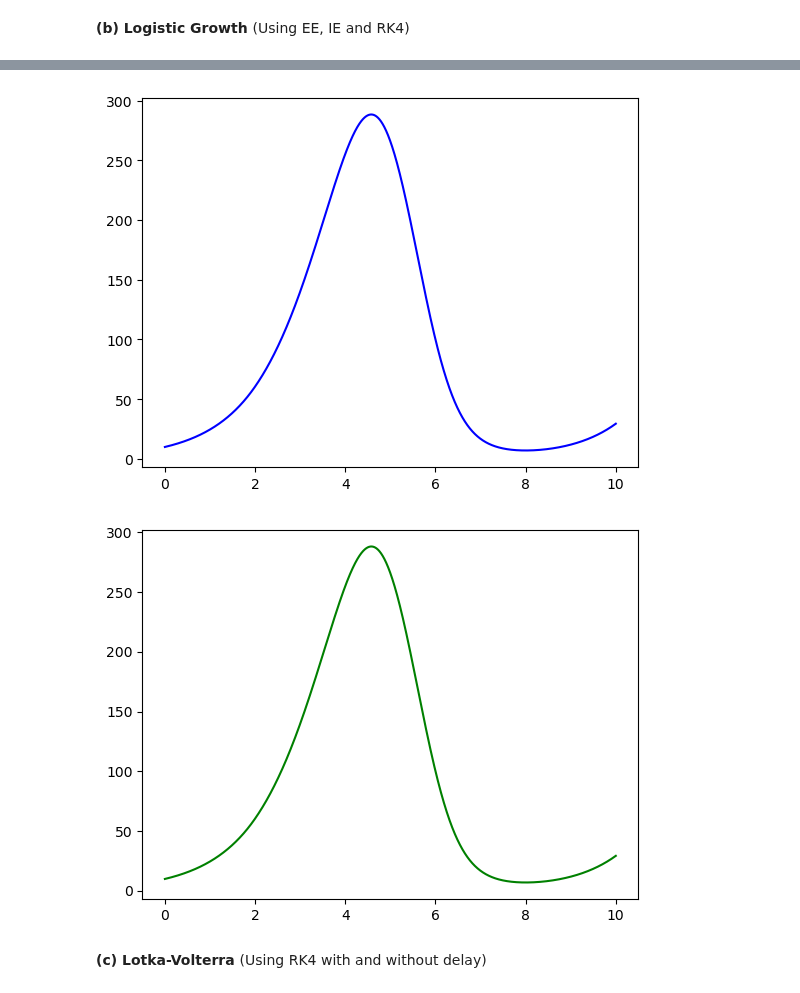
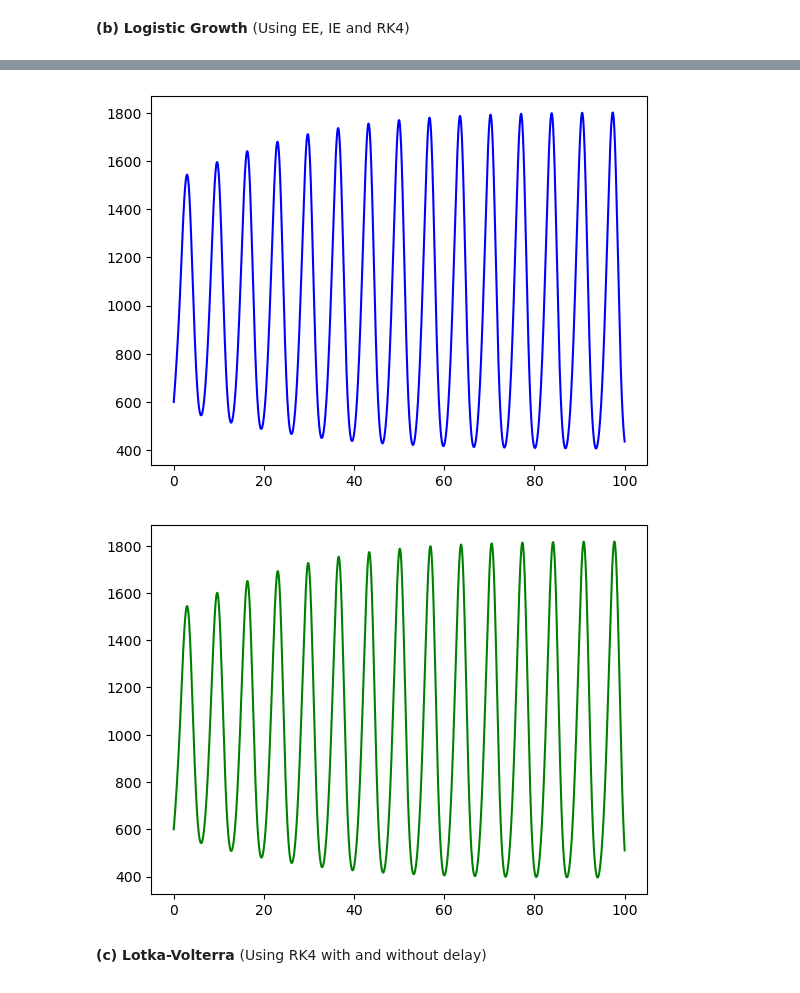
Before and after one commit to MartonBGyebnar/DDE_project, a Jupyter notebook: dde_numerical_methods.ipynb, the cells around one changed output, grey strips where cells are left out. Cells and saved outputs as stored; diff of their text form; code cells hidden in the pictures.

```diff
--- a/dde_numerical_methods.ipynb
+++ b/dde_numerical_methods.ipynb
@@ -339,26 +339,51 @@ def SIR(beta, gamma):
         return np.array([-beta*S*I_d, beta*S*I_d - gamma*I, gamma*I])
     return SIR_dde
 
+## SIR model without delay
+def SIR_ode(beta, gamma):
+    def SIR_ode_eq(t, y):
+        S, I, R = y
+        return np.array([-beta*S*I, beta*S*I - gamma*I, gamma*I])
+    return SIR_ode_eq
+
+## SIR model without delay
+def SEIR_ode(beta, alpha, gamma):
+    def SEIR_ode_eq(t, y):
+        S, E, I, R = y
+        return np.array([-beta*S*I, beta*S*I - alpha*E, alpha*E - gamma*I, gamma*I])
+    return SEIR_ode_eq
+
 ## Hisotry function
 def phi_SIR(t):
     return np.array([0.8, 0.2, 0])
 # %%
 beta = 2
-gamma = 1
+alpha = 0.5
+gamma = 2
 t_0 = 0
-t_f = 10
-tau = 5
-N = 10**3
+t_f = 5
+tau = 0.2
+N = 10**4
 
 h, t, y_rk4 = RK4sys_dde(SIR(beta, gamma), phi_SIR, t_0, t_f, tau, N, False)
+h, t, y_ode = RK4sys_ode(SEIR_ode(beta, alpha, gamma), [0.8, 0, 0.2, 0], t_0, t_f, N)
 
 S_sol = y_rk4[:,0]
 I_sol = y_rk4[:,1]
 R_sol = y_rk4[:,2]
 
+S_ode = y_ode[:,0]
+E_ode = y_ode[:,1]
+I_ode = y_ode[:,2]
+R_ode = y_ode[:,3]
+
 plt.plot(t, S_sol, color='green', label='S')
 plt.plot(t, I_sol, color='red', label='I')
 plt.plot(t, R_sol, color='blue', label='R')
+plt.plot(t, S_ode, 'g--', label='S0')
+plt.plot(t, E_ode, color='orange', label='E0')
+plt.plot(t, I_ode, 'r--', label='I0')
+plt.plot(t, R_ode, 'b--', label='R0')
 plt.legend()
 # %% [output]
 <matplotlib.legend.Legend at 0x...>
@@ -373,13 +398,13 @@ def Growth(r, K):
 
 ## History function
 def phi_lg(t):
-    return 10
+    return 600
 # %%
 r = 1
-K = 100
+K = 1000
 t_0 = 0
-t_f = 10
-tau = 2
+t_f = 100
+tau = np.pi / 2 + 0.1
 N = 10**4
 
 h, t, y_ee = EE(Growth(r, K), phi_lg, t_0, t_f, tau, N, False)
@@ -397,5 +422,5 @@ plt.show()
-[figure, old version]
+[figure, new version]
-[figure, old version]
+[figure, new version]
 # %% [markdown]
 <b> (c) Lotka-Volterra </b> (Using RK4 with and without delay)
 # %%
```
Also changed, not shown: parts of 17 cells of this notebook.
